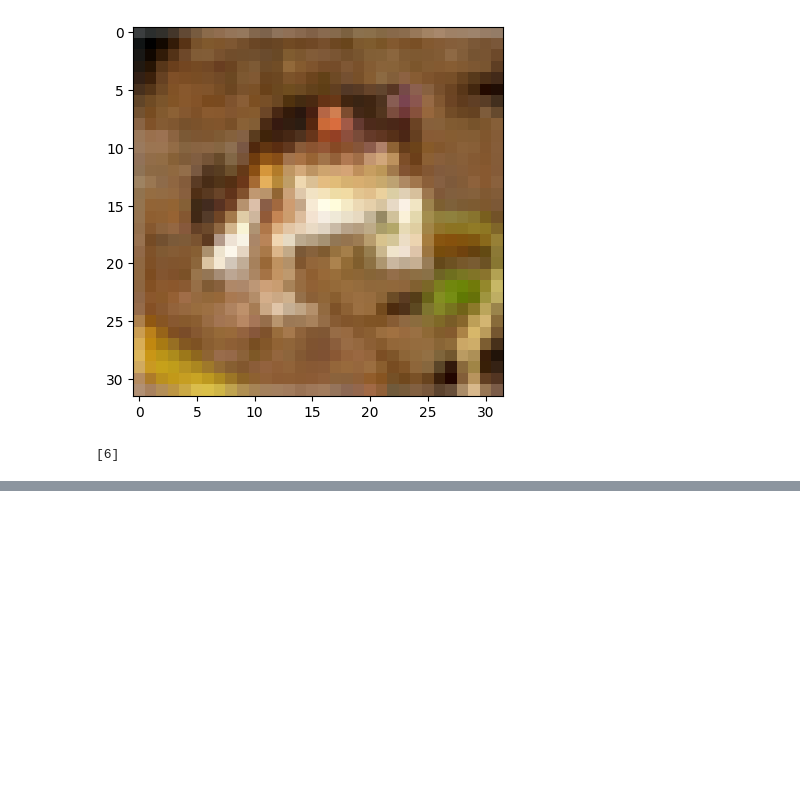
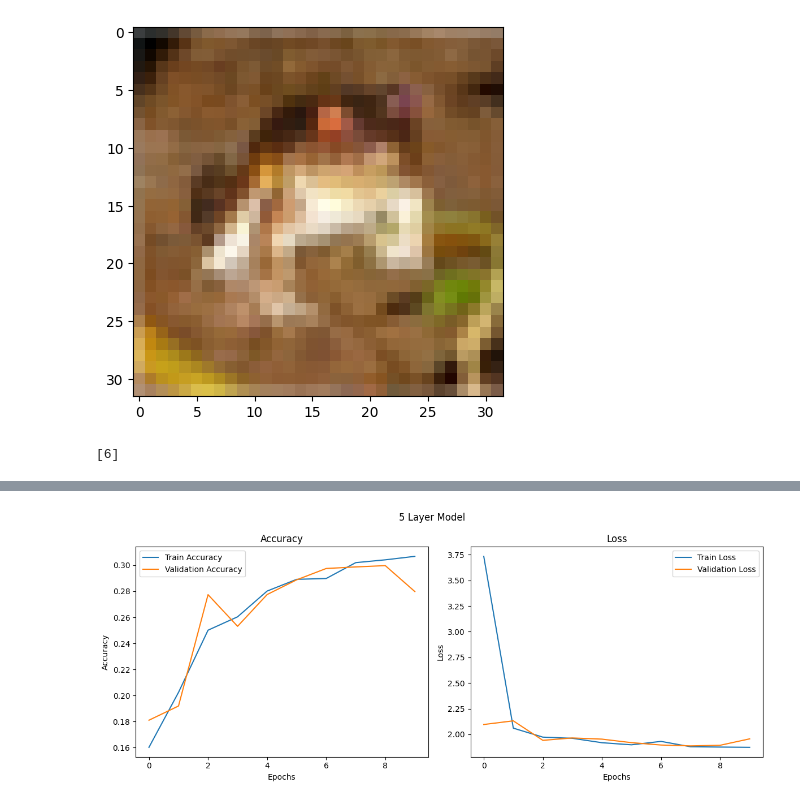
Before and after one commit to kRaghuram5/AIBootcamp, a Jupyter notebook: cifar10_mlp.keras.ipynb, the cells around one changed output, grey strips where cells are left out. Cells and saved outputs as stored; diff of their text form; code cells hidden in the pictures; blank space fills up the shorter version.

```diff
--- a/cifar10_mlp.keras.ipynb
+++ b/cifar10_mlp.keras.ipynb
@@ -94,0 +164,11 @@ plt.show()
+# %%
+model_5 = Sequential()
+model_5.add(Flatten(input_shape=(32, 32, 3)))
+model_5.add(Dense(2048, activation='relu')) #5th layer
+model_5.add(Dense(1024, activation='relu')) #4th layer
+model_5.add(Dense(512, activation='relu')) #3rd layer
+model_5.add(Dense(256, activation='relu')) #2nd layer
+model_5.add(Dense(128, activation='relu')) #1st layer
+model_5.add(Dense(10, activation='softmax'))
+model_5.compile(optimizer=Adam(learning_rate=0.01),loss='categorical_crossentropy',metrics=['accuracy'])
+history5 = model_5.fit(X_train, y_train, epochs=10, batch_size=64, validation_split=(0.2))
@@ -94,0 +196,26 @@ plt.show()
+# %%
+plt.figure(figsize=(12, 5))
+
+# Accuracy subplot
+plt.subplot(1, 2, 1)
+plt.plot(history5.history['accuracy'], label='Train Accuracy')
+plt.plot(history5.history['val_accuracy'], label='Validation Accuracy')
+plt.xlabel('Epochs')
+plt.ylabel('Accuracy')
+plt.title('Accuracy')
+plt.legend()
+
+# Loss subplot
+plt.subplot(1, 2, 2)
+plt.plot(history5.history['loss'], label='Train Loss')
+plt.plot(history5.history['val_loss'], label='Validation Loss')
+plt.xlabel('Epochs')
+plt.ylabel('Loss')
+plt.title('Loss')
+plt.legend()
+
+plt.suptitle('5 Layer Model')
+plt.tight_layout()
+plt.show()
+# %% [output]
+[figure, added]
```
Also changed, not shown: parts of 11 cells of this notebook.
